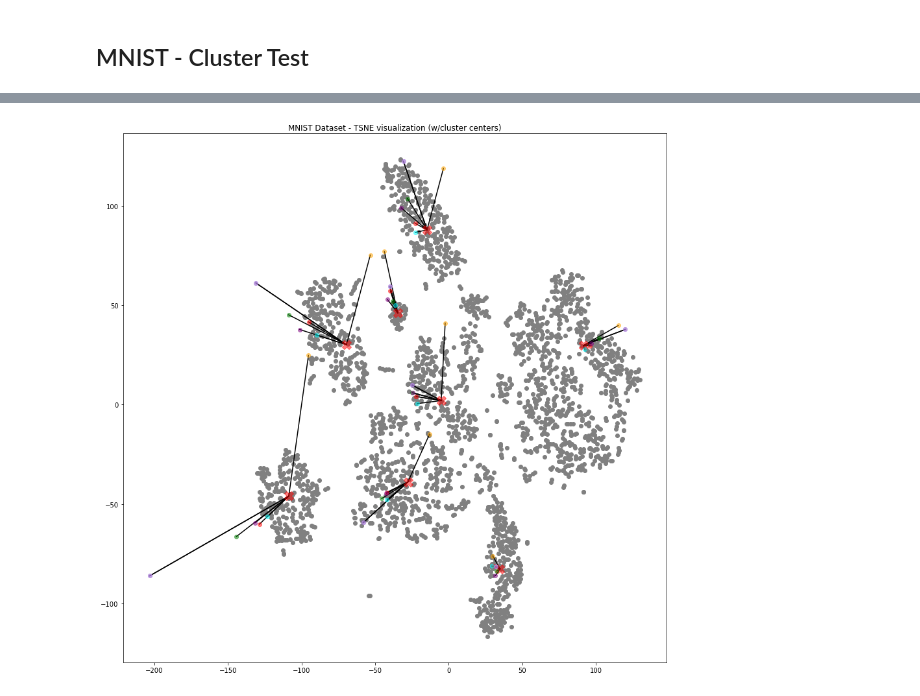
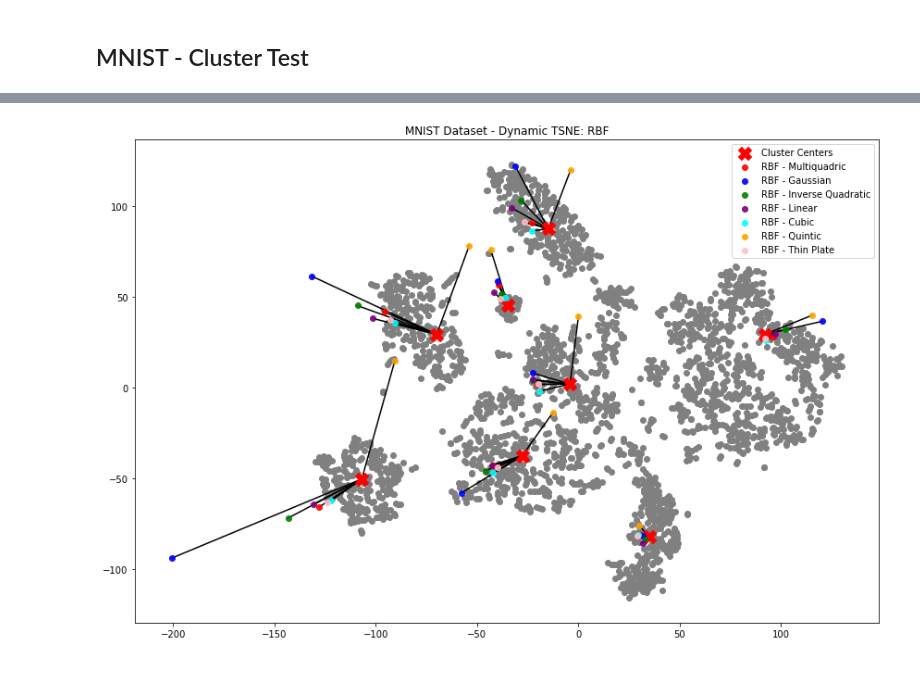
Before and after one commit to andreyboytsov/LION-tSNE, a Jupyter notebook: Tests.ipynb, the cells around one changed output, grey strips where cells are left out. Cells and saved outputs as stored; diff of their text form; code cells hidden in the pictures.

Commit message:
More tests; very minor updates

```diff
--- a/Tests.ipynb
+++ b/Tests.ipynb
@@ -205,7 +201,12 @@ plt.show()
 len_subplots = 4
 height_subplots = int(np.ceil(len(centers_x_mnist) / len_subplots))
 f, ax = plt.subplots(height_subplots,len_subplots)
-f.set_size_inches(20,8)
+f.set_size_inches(10,5)
+f.tight_layout()
 for i in range(len(centers_x_mnist)):
     ax[i//len_subplots][i%len_subplots].imshow(centers_x_mnist[i].reshape(28,28), cmap='gray_r')
+    for l in ax[i//len_subplots][i%len_subplots].get_xticklabels():
+        l.set_visible(False)
+    for l in ax[i//len_subplots][i%len_subplots].get_yticklabels():
+        l.set_visible(False)
 # %% [output]
@@ -240,4 +250,4 @@ centers_y_linear = emb_mnist_linear(centers_x_mnist_pca)
 centers_y_quintic = emb_mnist_quintic(centers_x_mnist_pca)
 centers_y_gaussian = emb_mnist_gaussian(centers_x_mnist_pca)
 centers_y_inverse = emb_mnist_inverse(centers_x_mnist_pca)
-centers_y_thin_plate = emb_mnist_gaussian(centers_x_mnist_pca)
+centers_y_thin_plate = emb_mnist_thin_plate(centers_x_mnist_pca)
@@ -244,37 +259,41 @@ centers_y_thin_plate = emb_mnist_gaussian(centers_x_mnist_pca)
 # %%
-plt.gcf().set_size_inches(15,15)
+plt.gcf().set_size_inches(12,8)
 legend_list = list()
 #for l in set(sorted(labels_mnist)):
 
 for l in range(len(centers_y_mnist)):
     plt.plot([centers_y_mnist[l,0], centers_y_multiquadric[l,0]],
              [centers_y_mnist[l,1], centers_y_multiquadric[l,1]], c='black', label=None, zorder=2)
     plt.plot([centers_y_mnist[l,0], centers_y_gaussian[l,0]],
              [centers_y_mnist[l,1], centers_y_gaussian[l,1]], c='black', label=None, zorder=2)
     plt.plot([centers_y_mnist[l,0], centers_y_linear[l,0]],
              [centers_y_mnist[l,1], centers_y_linear[l,1]], c='black', label=None, zorder=2)
     plt.plot([centers_y_mnist[l,0], centers_y_inverse[l,0]],
              [centers_y_mnist[l,1], centers_y_inverse[l,1]], c='black', label=None, zorder=2)
     plt.plot([centers_y_mnist[l,0], centers_y_cubic[l,0]],
              [centers_y_mnist[l,1], centers_y_cubic[l,1]], c='black', label=None, zorder=2)
     plt.plot([centers_y_mnist[l,0], centers_y_quintic[l,0]],
              [centers_y_mnist[l,1], centers_y_quintic[l,1]], c='black', label=None, zorder=2)
     plt.plot([centers_y_mnist[l,0], centers_y_thin_plate[l,0]],
              [centers_y_mnist[l,1], centers_y_thin_plate[l,1]], c='black', label=None, zorder=2)
 
 plt.scatter(Y_mnist[:, 0], Y_mnist[:, 1], c= 'gray', zorder=1, label=None)
 #legend_list.append(str(l))
-plt.scatter(centers_y_mnist[:,0], centers_y_mnist[:,1], c='red', marker='X', s=200, zorder=3,alpha=0.5)
-plt.scatter(centers_y_multiquadric[:,0], centers_y_multiquadric[:,1], c='red', marker='o', zorder=3,alpha=0.5)
-plt.scatter(centers_y_gaussian[:,0], centers_y_gaussian[:,1], c='blue', marker='o', zorder=3,alpha=0.5)
-plt.scatter(centers_y_inverse[:,0], centers_y_inverse[:,1], c='green', marker='o', zorder=3,alpha=0.5)
-plt.scatter(centers_y_linear[:,0], centers_y_linear[:,1], c='purple', marker='o', zorder=3,alpha=0.5)
-plt.scatter(centers_y_cubic[:,0], centers_y_cubic[:,1], c='cyan', marker='o', zorder=3,alpha=0.5)
-plt.scatter(centers_y_quintic[:,0], centers_y_quintic[:,1], c='orange', marker='o', zorder=3,alpha=0.5)
-plt.scatter(centers_y_thin_plate[:,0], centers_y_thin_plate[:,1], c='pink', marker='o', zorder=3,alpha=0.5)
+h1 = plt.scatter(centers_y_mnist[:,0], centers_y_mnist[:,1], c='red', marker='X', s=200, zorder=3)
+h2 = plt.scatter(centers_y_multiquadric[:,0], centers_y_multiquadric[:,1], c='red', marker='o', zorder=3,alpha=0.9)
+h3 = plt.scatter(centers_y_gaussian[:,0], centers_y_gaussian[:,1], c='blue', marker='o', zorder=3,alpha=0.9)
+h4 = plt.scatter(centers_y_inverse[:,0], centers_y_inverse[:,1], c='green', marker='o', zorder=3,alpha=0.9)
+h5 = plt.scatter(centers_y_linear[:,0], centers_y_linear[:,1], c='purple', marker='o', zorder=3,alpha=0.9)
+h6 = plt.scatter(centers_y_cubic[:,0], centers_y_cubic[:,1], c='cyan', marker='o', zorder=3,alpha=0.9)
+h7 = plt.scatter(centers_y_quintic[:,0], centers_y_quintic[:,1], c='orange', marker='o', zorder=3,alpha=0.9)
+h8 = plt.scatter(centers_y_thin_plate[:,0], centers_y_thin_plate[:,1], c='pink', marker='o', zorder=3,alpha=0.9)
 
-plt.title("MNIST Dataset - TSNE visualization (w/cluster centers)")
-#plt.legend(legend_list)
+plt.title("MNIST Dataset - Dynamic TSNE: RBF")
+plt.legend([h1,h2,h3,h4,h5,h6,h7,h8,h9,h10,h11], ["Cluster Centers","RBF - Multiquadric","RBF - Gaussian",
+                        "RBF - Inverse Quadratic","RBF - Linear",'RBF - Cubic','RBF - Quintic',
+                        'RBF - Thin Plate'])
+plt.tight_layout()
+plt.savefig("cluster-test-RBF.png")
 plt.show()
 # %% [output]
-[figure, old version]
+[figure, new version]
```
Also changed, not shown: parts of 23 cells of this notebook, 8 other files.
